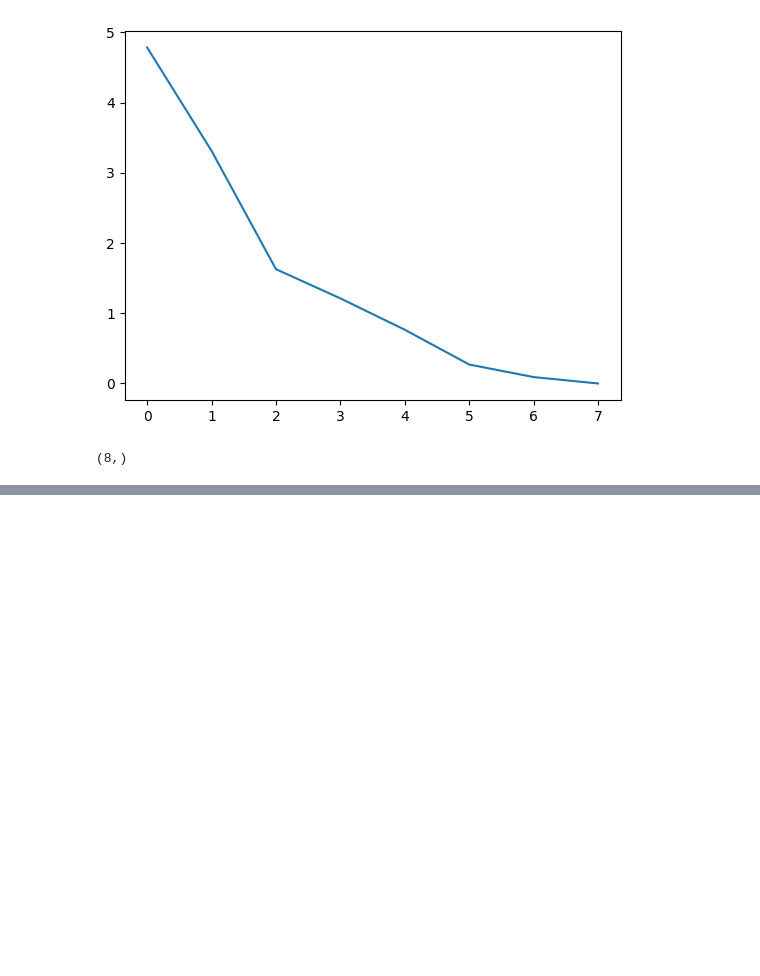
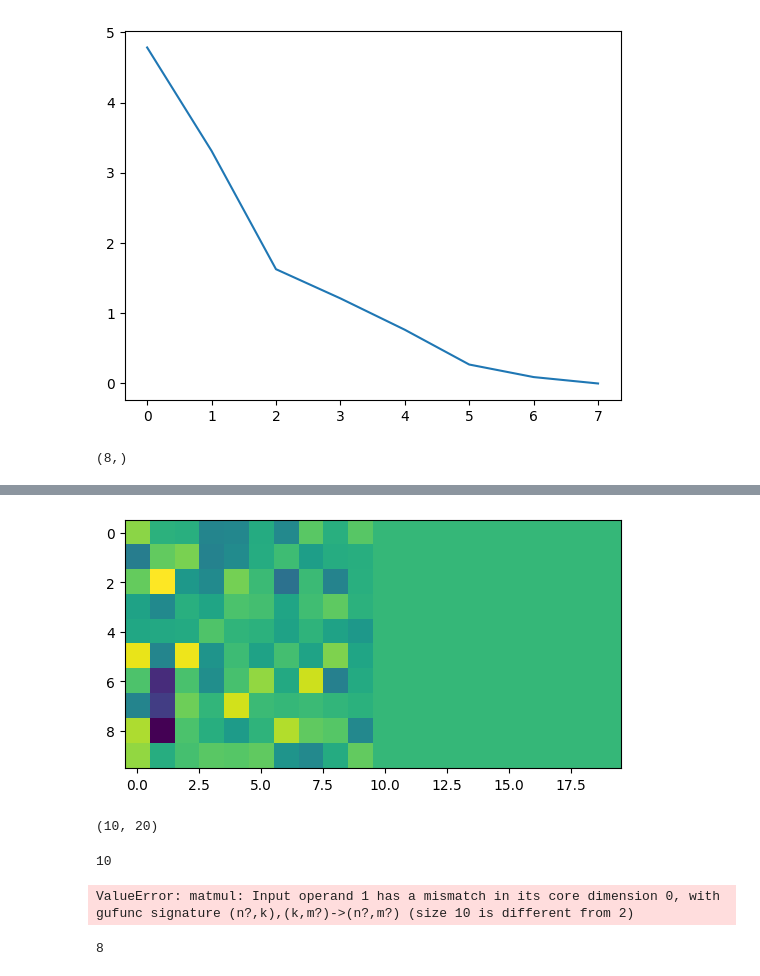
Before and after one commit to jlindbloom/jlinops, a Jupyter notebook: docs/source/notebooks/gsvd_from_svd.ipynb, the cells around one changed output, grey strips where cells are left out. Cells and saved outputs as stored; diff of their text form; code cells hidden in the pictures; blank space fills up the shorter version.

```diff
--- a/docs/source/notebooks/gsvd_from_svd.ipynb
+++ b/docs/source/notebooks/gsvd_from_svd.ipynb
@@ -292,0 +309,17 @@ S.shape
+# %%
+plt.imshow(A @ B)
+plt.show()
+# %% [output]
+[figure, added]
+# %%
+(A @ B).shape
+# %% [output]
+(10, 20)
+# %%
+np.linalg.matrix_rank((A @ B).T)
+# %% [output]
+10
+# %%
+A @ B
+# %% [output]
+ValueError: matmul: Input operand 1 has a mismatch in its core dimension 0, with gufunc signature (n?,k),(k,m?)->(n?,m?) (size 10 is different from 2)
@@ -292,0 +344,4 @@ S.shape
+# %%
+np.linalg.matrix_rank(s)
+# %% [output]
+8
```
Also changed, not shown: parts of 10 cells of this notebook, 2 other files.
